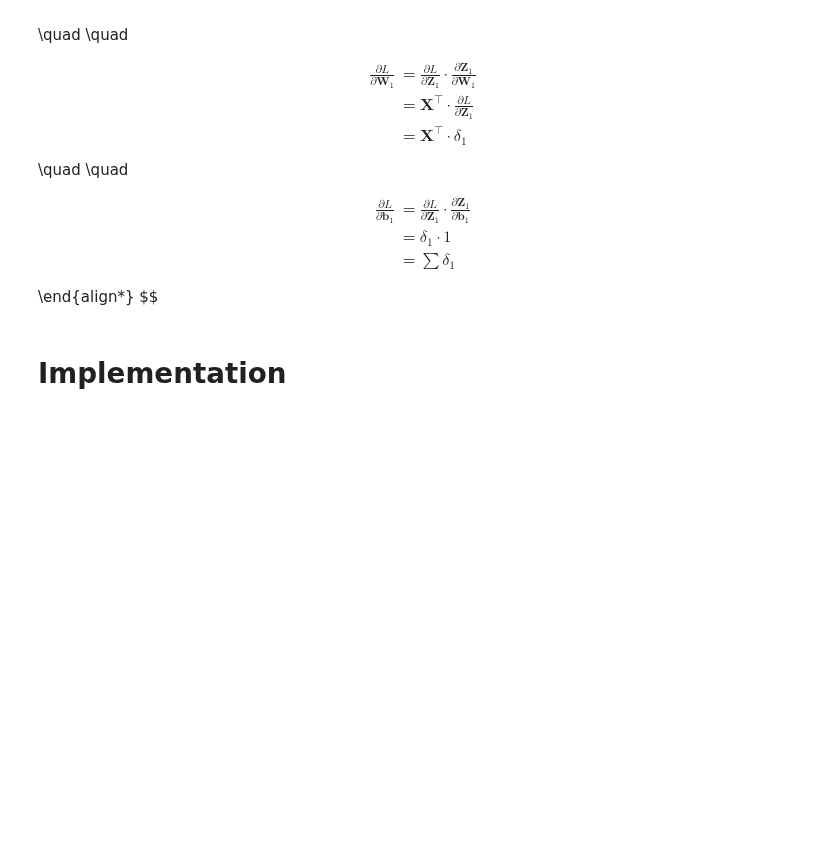
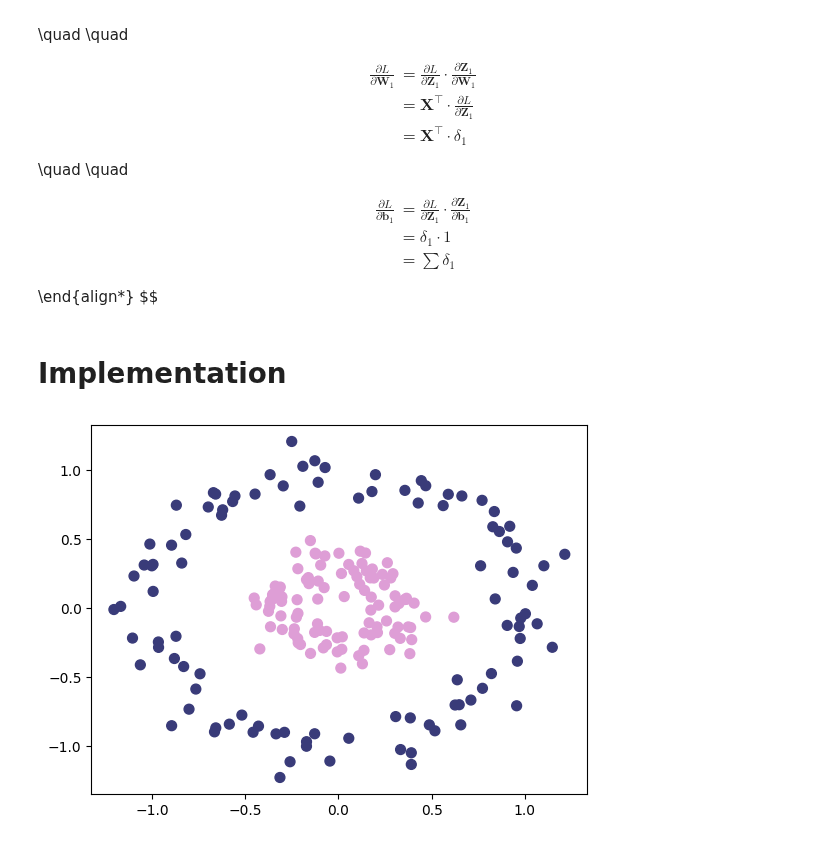
Before and after one commit to daredevil9215/DLFS, a Jupyter notebook: MultilayerPerceptron.ipynb, the cells around one changed output. Saved outputs shown, nothing was run; the diff lists cells and outputs as text; code cells hidden in the pictures; blank space fills up the shorter version.

```diff
--- a/MultilayerPerceptron.ipynb
+++ b/MultilayerPerceptron.ipynb
@@ -353,0 +432,39 @@ class Optimizer_SGD:
+# %%
+def plot_2d_clf_problem(X, y, h=None):
+    '''
+    Plots a two-dimensional labeled dataset (X,y) and, if function h(x) is given,
+    the decision surfaces.
+    '''
+    assert X.shape[1] == 2, "Dataset is not two-dimensional"
+    if h!=None :
+        # Create a mesh to plot in
+        r = 0.03  # mesh resolution
+        x_min, x_max = X[:, 0].min() - 1, X[:, 0].max() + 1
+        y_min, y_max = X[:, 1].min() - 1, X[:, 1].max() + 1
+        xx, yy = np.meshgrid(np.arange(x_min, x_max, r),
+                             np.arange(y_min, y_max, r))
+        XX=np.c_[xx.ravel(), yy.ravel()]
+        try:
+            Z_test = h(XX)
+            if Z_test.shape == ():
+                # h returns a scalar when applied to a matrix; map explicitly
+                Z = np.array(list(map(h,XX)))
+            else :
+                Z = Z_test
+        except ValueError:
+            # can't apply to a matrix; map explicitly
+            Z = np.array(list(map(h,XX)))
+        # Put the result into a color plot
+        Z = Z.reshape(xx.shape)
+        plt.contourf(xx, yy, Z, cmap=plt.cm.Pastel1)
+
+    # Plot the dataset
+    plt.scatter(X[:,0],X[:,1], c=y, cmap=plt.cm.tab20b, marker='o', s=50);
+# %%
+from sklearn.datasets import make_circles
+import matplotlib.pyplot as plt
+
+X, y = make_circles(n_samples=200, factor=0.3, noise=0.1)
+plot_2d_clf_problem(X, y)
+# %% [output]
+[figure, added]
```
Also changed, not shown: parts of 2 cells of this notebook.
